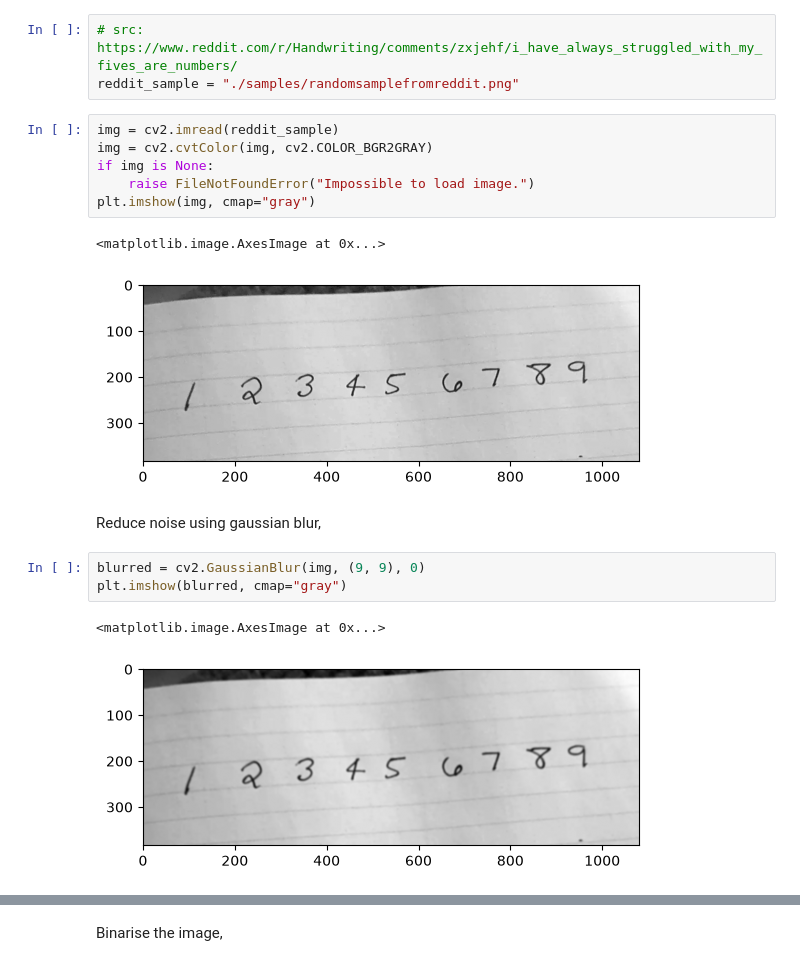
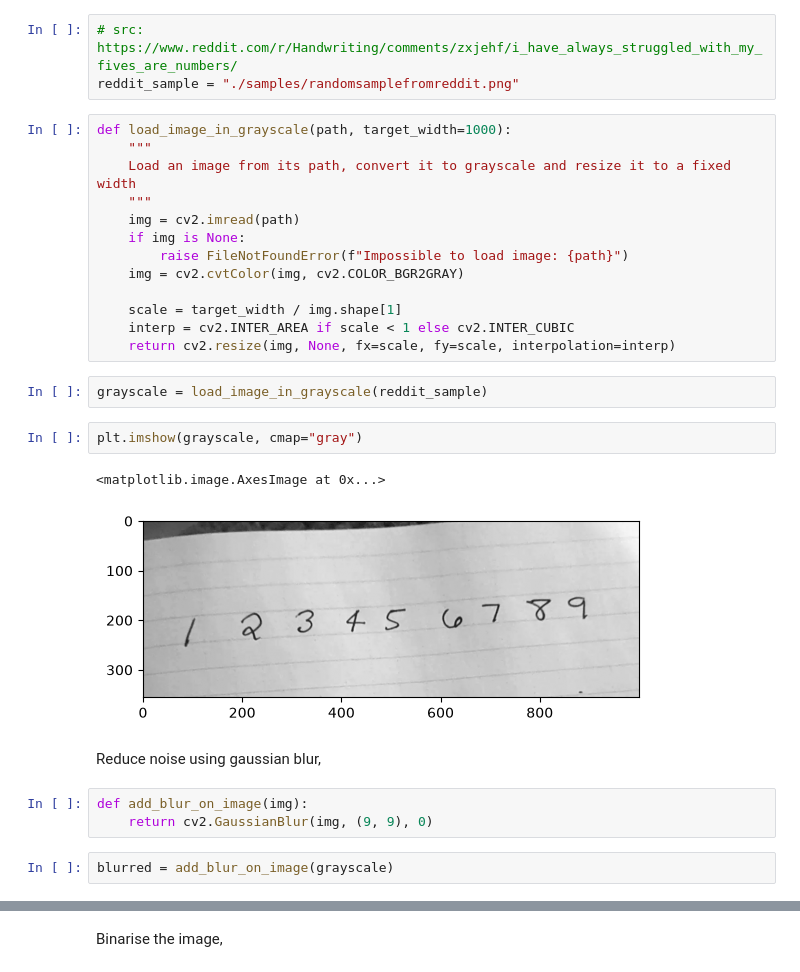
Before and after one commit to muhammadov-q/team4, a Jupyter notebook: backend/src/ml/notebooks/KNN-pipeline.ipynb, the cells around one changed output, grey strips where cells are left out. Cells and saved outputs as stored; diff of their text form.

```diff
--- a/backend/src/ml/notebooks/KNN-pipeline.ipynb
+++ b/backend/src/ml/notebooks/KNN-pipeline.ipynb
@@ -63,19 +63,29 @@ import cv2
 # src: https://www.reddit.com/r/Handwriting/comments/zxjehf/i_have_always_struggled_with_my_fives_are_numbers/
 reddit_sample = "./samples/randomsamplefromreddit.png"
 # %%
-img = cv2.imread(reddit_sample)
-img = cv2.cvtColor(img, cv2.COLOR_BGR2GRAY)
-if img is None:
-    raise FileNotFoundError("Impossible to load image.")
-plt.imshow(img, cmap="gray")
+def load_image_in_grayscale(path, target_width=1000):
+    """
+    Load an image from its path, convert it to grayscale and resize it to a fixed width
+    """
+    img = cv2.imread(path)
+    if img is None:
+        raise FileNotFoundError(f"Impossible to load image: {path}")
+    img = cv2.cvtColor(img, cv2.COLOR_BGR2GRAY)
+
+    scale = target_width / img.shape[1]
+    interp = cv2.INTER_AREA if scale < 1 else cv2.INTER_CUBIC
+    return cv2.resize(img, None, fx=scale, fy=scale, interpolation=interp)
-# %% [output]
-<matplotlib.image.AxesImage at 0x...>
-[figure, removed]
+# %%
+grayscale = load_image_in_grayscale(reddit_sample)
+# %%
+plt.imshow(grayscale, cmap="gray")
+# %% [output]
+<matplotlib.image.AxesImage at 0x...>
+[figure, added]
 # %% [markdown]
 Reduce noise using gaussian blur,
+# %%
+def add_blur_on_image(img):
+    return cv2.GaussianBlur(img, (9, 9), 0)
 # %%
-blurred = cv2.GaussianBlur(img, (9, 9), 0)
-plt.imshow(blurred, cmap="gray")
+blurred = add_blur_on_image(grayscale)
-# %% [output]
-<matplotlib.image.AxesImage at 0x...>
-[figure, removed]
```
Also changed, not shown: parts of 20 cells of this notebook, 1 other file.
